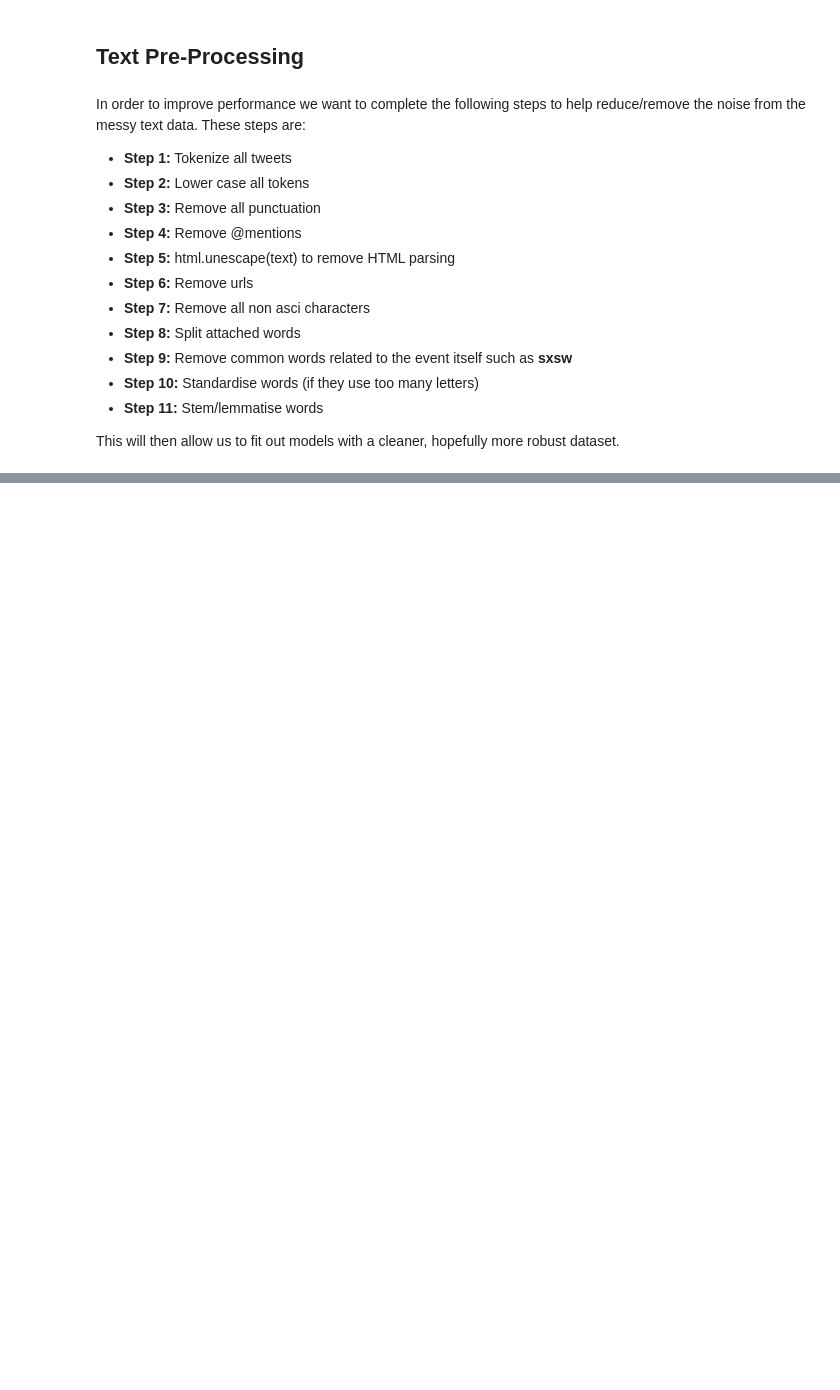
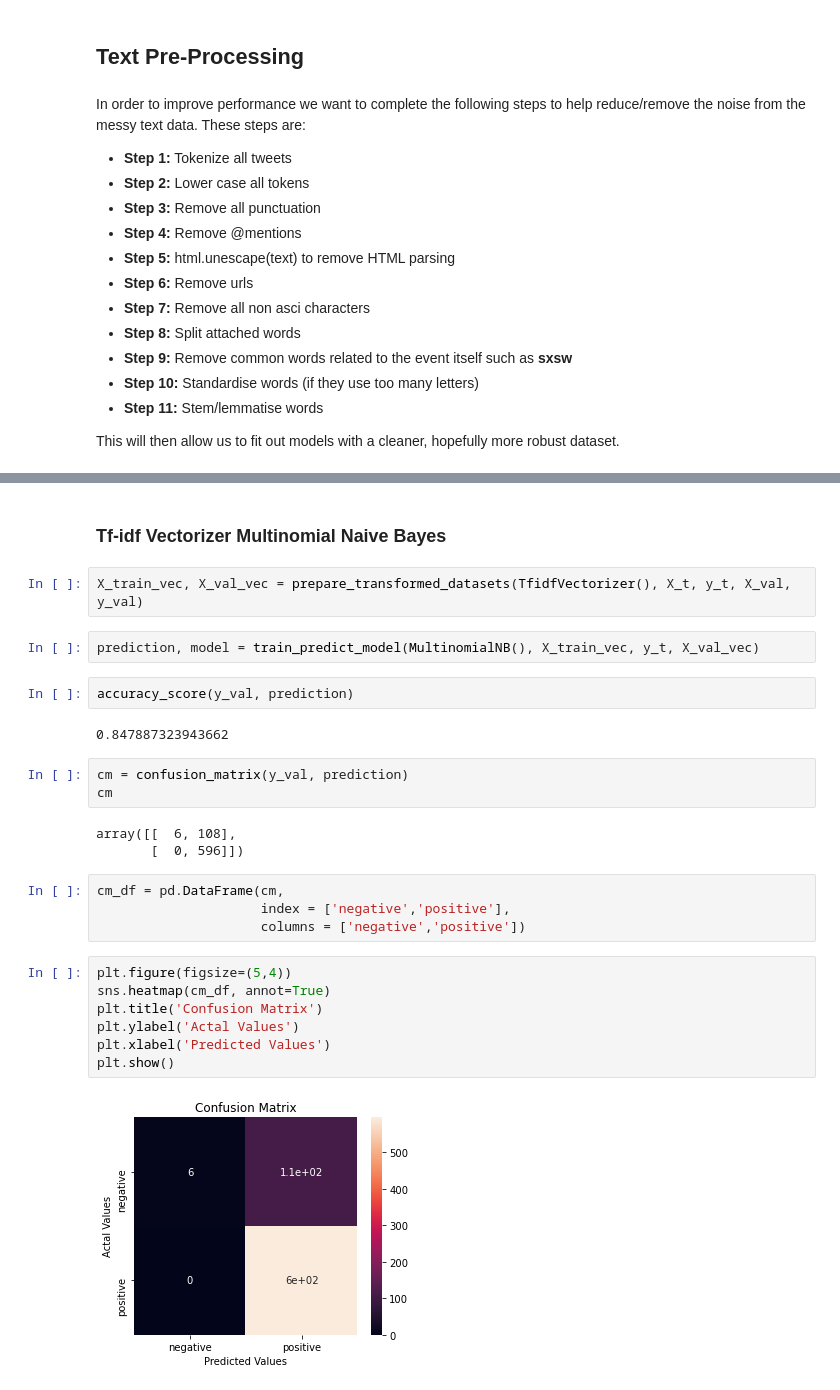
Before and after one commit to db495/phase_4_project, a Jupyter notebook: Sentiment Analysis.ipynb, the cells around one changed output, grey strips where cells are left out. Saved outputs shown, nothing was run; the diff lists cells and outputs as text; blank space fills up the shorter version.

```diff
--- a/Sentiment Analysis.ipynb
+++ b/Sentiment Analysis.ipynb
@@ -286,0 +448,29 @@ This will then allow us to fit out models with a cleaner, hopefully more robust
+# %% [markdown]
+### Tf-idf Vectorizer Multinomial Naive Bayes
+# %%
+X_train_vec, X_val_vec = prepare_transformed_datasets(TfidfVectorizer(), X_t, y_t, X_val, y_val)
+# %%
+prediction, model = train_predict_model(MultinomialNB(), X_train_vec, y_t, X_val_vec)
+# %%
+accuracy_score(y_val, prediction)
+# %% [output]
+0.847887323943662
+# %%
+cm = confusion_matrix(y_val, prediction)
+cm
+# %% [output]
+array([[  6, 108],
+       [  0, 596]])
+# %%
+cm_df = pd.DataFrame(cm,
+                     index = ['negative','positive'],
+                     columns = ['negative','positive'])
+# %%
+plt.figure(figsize=(5,4))
+sns.heatmap(cm_df, annot=True)
+plt.title('Confusion Matrix')
+plt.ylabel('Actal Values')
+plt.xlabel('Predicted Values')
+plt.show()
+# %% [output]
+[figure, added]
```
Also changed, not shown: parts of 39 cells of this notebook, 2 other files.
